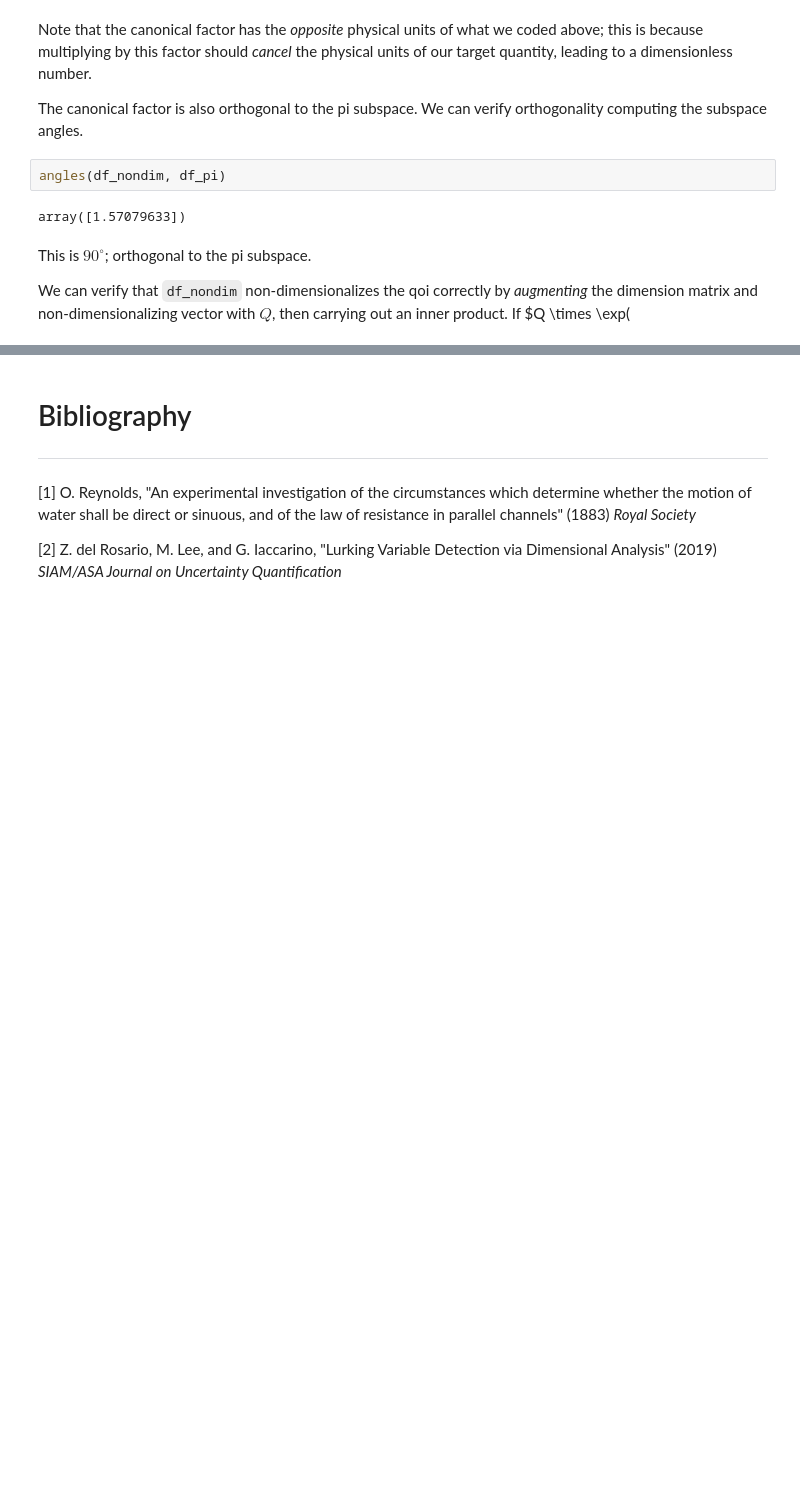
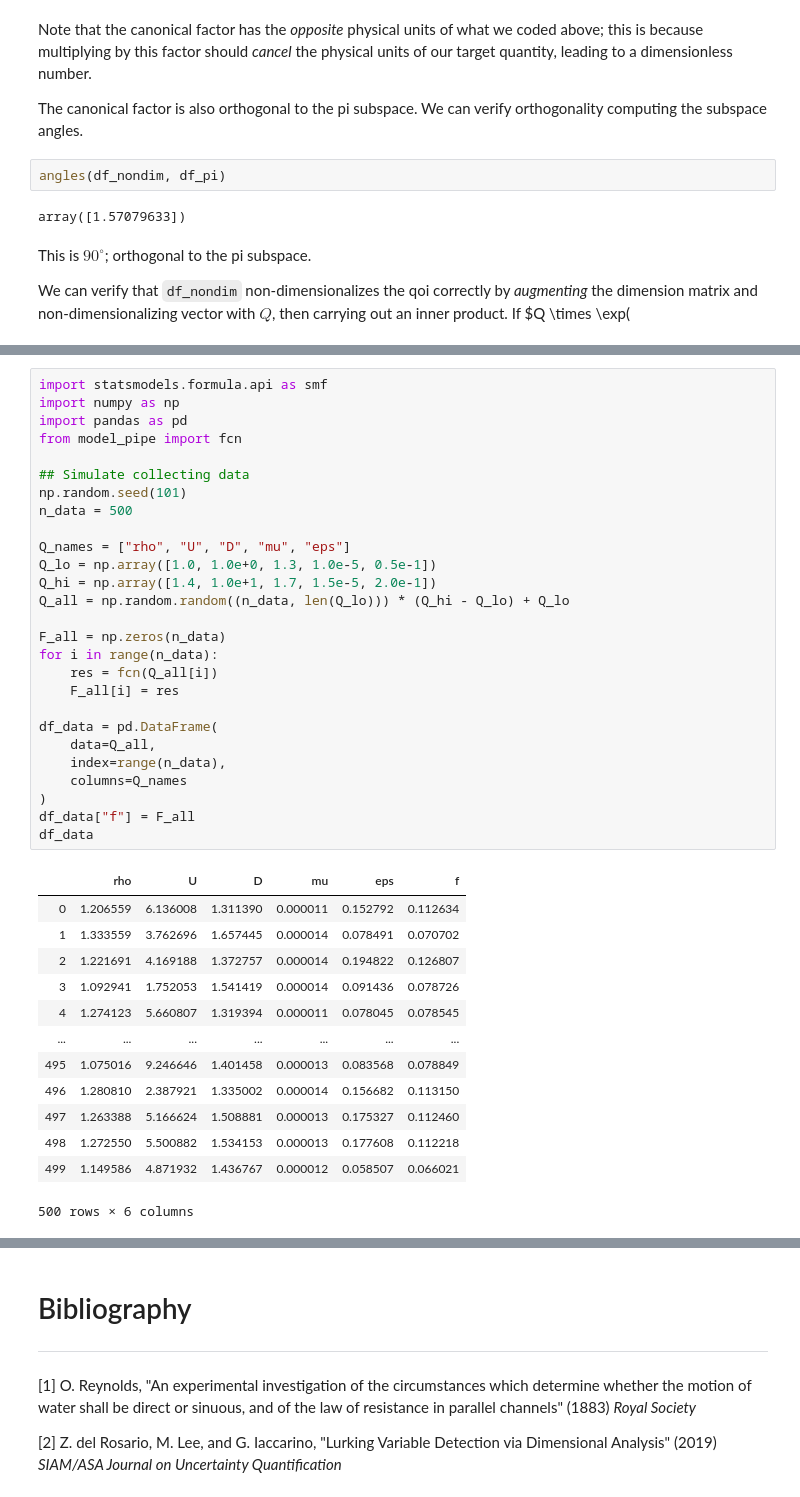
Before and after one commit to zdelrosario/pybuck, a Jupyter notebook: examples/quick_demo.ipynb, the cells around one changed output, grey strips where cells are left out. Saved outputs shown, nothing was run; the diff lists cells and outputs as text; blank space fills up the shorter version.

```diff
--- a/examples/quick_demo.ipynb
+++ b/examples/quick_demo.ipynb
@@ -144,0 +155,41 @@ inner(df_dim_ext, df_nondim_ext)
+# %%
+import statsmodels.formula.api as smf
+import numpy as np
+import pandas as pd
+from model_pipe import fcn
+
+## Simulate collecting data
+np.random.seed(101)
+n_data = 500
+
+Q_names = ["rho", "U", "D", "mu", "eps"]
+Q_lo = np.array([1.0, 1.0e+0, 1.3, 1.0e-5, 0.5e-1])
+Q_hi = np.array([1.4, 1.0e+1, 1.7, 1.5e-5, 2.0e-1])
+Q_all = np.random.random((n_data, len(Q_lo))) * (Q_hi - Q_lo) + Q_lo
+
+F_all = np.zeros(n_data)
+for i in range(n_data):
+    res = fcn(Q_all[i])
+    F_all[i] = res
+
+df_data = pd.DataFrame(
+    data=Q_all,
+    index=range(n_data),
+    columns=Q_names
+)
+df_data["f"] = F_all
+df_data
+# %% [output]
+|  | rho | U | D | mu | eps | f |
+| 0 | 1.206559 | 6.136008 | 1.311390 | 0.000011 | 0.152792 | 0.112634 |
+| 1 | 1.333559 | 3.762696 | 1.657445 | 0.000014 | 0.078491 | 0.070702 |
+| 2 | 1.221691 | 4.169188 | 1.372757 | 0.000014 | 0.194822 | 0.126807 |
+| 3 | 1.092941 | 1.752053 | 1.541419 | 0.000014 | 0.091436 | 0.078726 |
+| 4 | 1.274123 | 5.660807 | 1.319394 | 0.000011 | 0.078045 | 0.078545 |
+| ... | ... | ... | ... | ... | ... | ... |
+| 495 | 1.075016 | 9.246646 | 1.401458 | 0.000013 | 0.083568 | 0.078849 |
+| 496 | 1.280810 | 2.387921 | 1.335002 | 0.000014 | 0.156682 | 0.113150 |
+| 497 | 1.263388 | 5.166624 | 1.508881 | 0.000013 | 0.175327 | 0.112460 |
+| 498 | 1.272550 | 5.500882 | 1.534153 | 0.000013 | 0.177608 | 0.112218 |
+| 499 | 1.149586 | 4.871932 | 1.436767 | 0.000012 | 0.058507 | 0.066021 |
+500 rows × 6 columns
```
Also changed, not shown: parts of 26 cells of this notebook, 1 other file.
